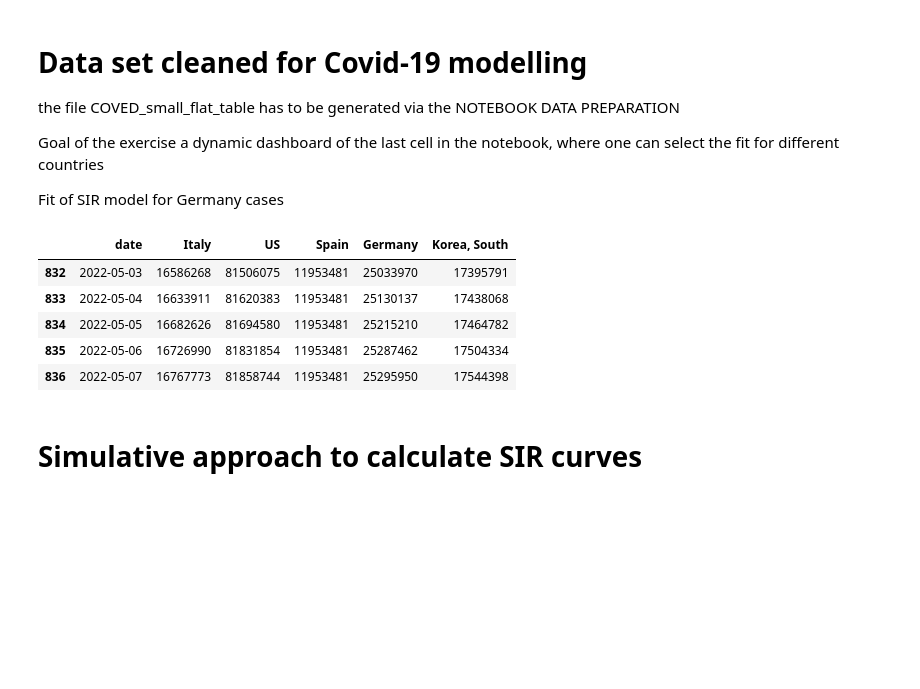
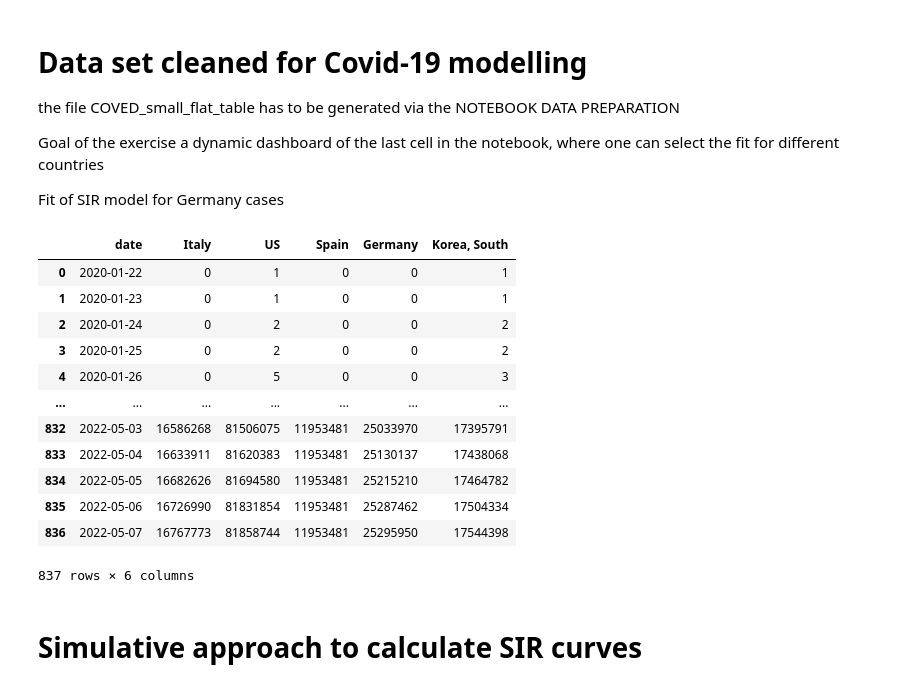
Before and after one commit to kienlef/Lecture_Covid_19_data_analysis, a Jupyter notebook: notebooks/SIR_modeling_2022-exercise.ipynb, the cells around one changed output. Saved outputs shown, nothing was run; the diff lists cells and outputs as text; code cells hidden in the pictures; blank space fills up the shorter version.

```diff
--- a/notebooks/SIR_modeling_2022-exercise.ipynb
+++ b/notebooks/SIR_modeling_2022-exercise.ipynb
@@ -30,14 +30,21 @@ Fit of SIR model for Germany cases
 # %%
 # try to parse the dates right at the beginning
 # it works out of the box if the date was stored ISO YYYY-MM-DD format
 
 
 df_analyse=pd.read_csv('../data/processed/COVID_small_flat_table.csv',sep=';')
-df_analyse.sort_values('date',ascending=True).tail()
+df_analyse.sort_values('date',ascending=True)
 # %% [output]
 |  | date | Italy | US | Spain | Germany | Korea, South |
+| 0 | 2020-01-22 | 0 | 1 | 0 | 0 | 1 |
+| 1 | 2020-01-23 | 0 | 1 | 0 | 0 | 1 |
+| 2 | 2020-01-24 | 0 | 2 | 0 | 0 | 2 |
+| 3 | 2020-01-25 | 0 | 2 | 0 | 0 | 2 |
+| 4 | 2020-01-26 | 0 | 5 | 0 | 0 | 3 |
+| ... | ... | ... | ... | ... | ... | ... |
 | 832 | 2022-05-03 | 16586268 | 81506075 | 11953481 | 25033970 | 17395791 |
 | 833 | 2022-05-04 | 16633911 | 81620383 | 11953481 | 25130137 | 17438068 |
 | 834 | 2022-05-05 | 16682626 | 81694580 | 11953481 | 25215210 | 17464782 |
 | 835 | 2022-05-06 | 16726990 | 81831854 | 11953481 | 25287462 | 17504334 |
 | 836 | 2022-05-07 | 16767773 | 81858744 | 11953481 | 25295950 | 17544398 |
+837 rows × 6 columns
```
Also changed, not shown: parts of 19 cells of this notebook, 11 other files.
